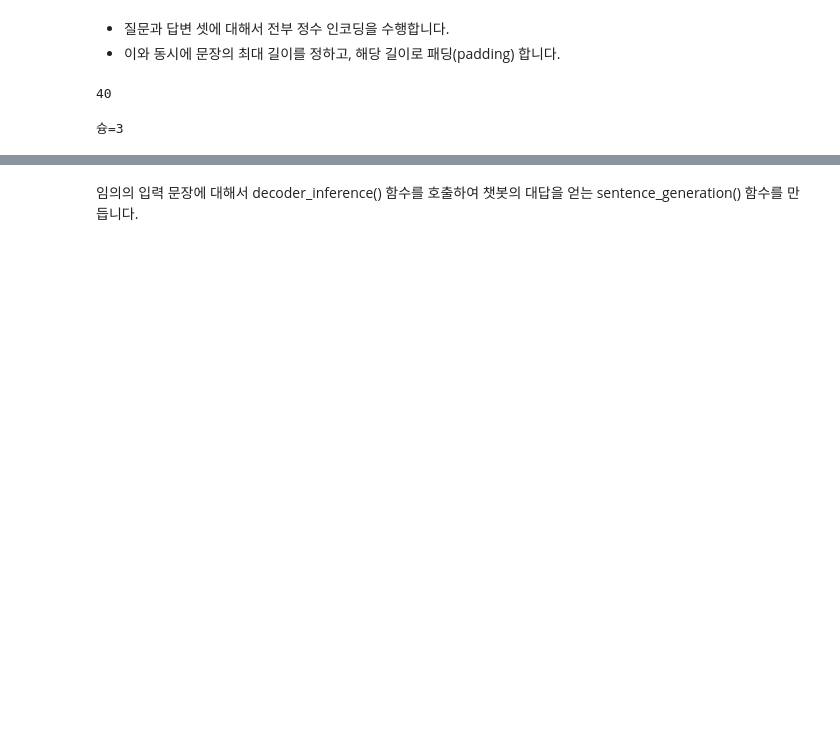
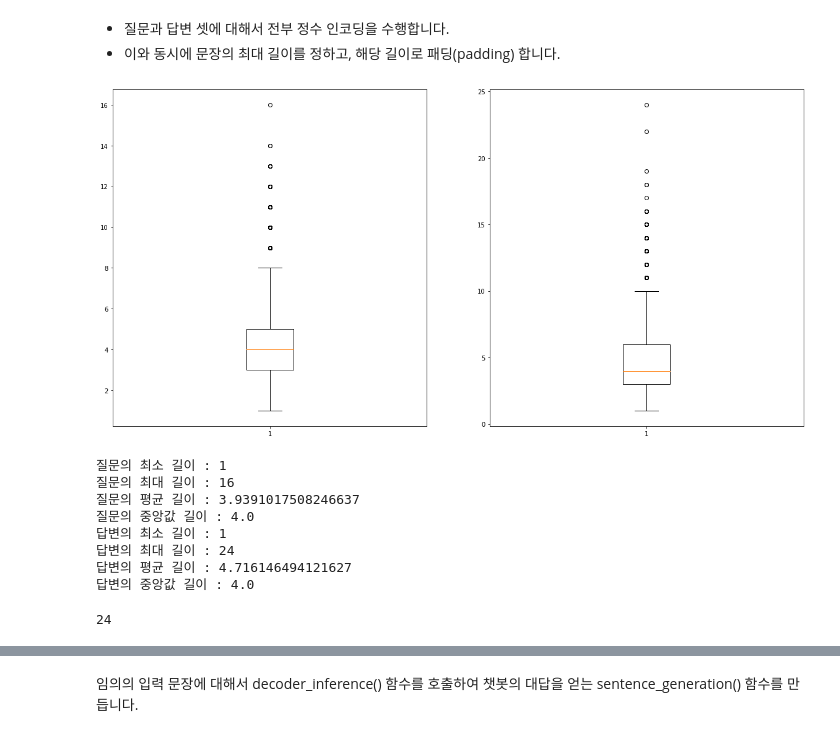
Before and after one commit to p2yeong/AIFFEL-Study, a Jupyter notebook: exploration/E15_chatbot-pjt.ipynb, the cells around one changed output, grey strips where cells are left out. Drawn from its saved outputs; the diff is of its cells as text; code cells hidden in the pictures; blank space fills up the shorter version.

```diff
--- a/exploration/E15_chatbot-pjt.ipynb
+++ b/exploration/E15_chatbot-pjt.ipynb
@@ -590,3 +61,25 @@ print("슝=3")
+# %%
+# 전처리 함수
+def preprocess_sentence(sentence):
+  sentence = sentence.lower().strip()
+
+  # 단어와 구두점(punctuation) 사이의 거리를 만듭니다.
+  sentence = re.sub(r"([?.!,])", r" \1 ", sentence)
+  sentence = re.sub(r'[" "]+', " ", sentence)
+
+  # (한글, a-z, A-Z, ".", "?", "!", ",")를 제외한 모든 문자를 공백인 ' '로 대체합니다.
+  sentence = re.sub(r"[^가-힣a-zA-Z?.!,]+", " ", sentence)
+  sentence = sentence.strip()
+  return sentence
+# %%
+# 질문과 답변의 쌍인 데이터셋을 구성하기 위한 데이터 로드 함수
+def load_conversations():
+    inputs, outputs = [], []
+    for i in range(len(data)):
+      # 전처리 함수를 질문에 해당되는 inputs와 답변에 해당되는 outputs에 적용.
+      inputs.append(preprocess_sentence(data['Q'].values[i]))
+      outputs.append(preprocess_sentence(data['A'].values[i]))
+    return inputs, outputs
 # %%
 # 데이터를 로드하고 전처리하여 질문을 questions, 답변을 answers에 저장합니다.
 questions, answers = load_conversations()
@@ -658,12 +141,42 @@ print('정수 인코딩 후의 21번째 답변 샘플: {}'.format(tokenizer.enco
 # %% [markdown]
 - 질문과 답변 셋에 대해서 전부 정수 인코딩을 수행합니다.
 - 이와 동시에 문장의 최대 길이를 정하고, 해당 길이로 패딩(padding) 합니다.
+# %%
+# 질문과 답변의 길이
+questions_length = [len(w.split()) for w in questions]
+answers_length = [len(w.split()) for w in answers]
+
+plt.figure(figsize=(20,10))
+ax = plt.subplot(1,2,1)
+plt.boxplot(questions_length)
+ax = plt.subplot(1,2,2)
+plt.boxplot(answers_length)
+plt.show()
+
+print('질문의 최소 길이 : {}'.format(np.min(questions_length)))
+print('질문의 최대 길이 : {}'.format(np.max(questions_length)))
+print('질문의 평균 길이 : {}'.format(np.mean(questions_length)))
+print('질문의 중앙값 길이 : {}'.format(np.median(questions_length)))
+print('답변의 최소 길이 : {}'.format(np.min(answers_length)))
+print('답변의 최대 길이 : {}'.format(np.max(answers_length)))
+print('답변의 평균 길이 : {}'.format(np.mean(answers_length)))
+print('답변의 중앙값 길이 : {}'.format(np.median(answers_length)))
+# %% [output]
+[figure, added]
+질문의 최소 길이 : 1
+질문의 최대 길이 : 16
+질문의 평균 길이 : 3.9391017508246637
+질문의 중앙값 길이 : 4.0
+답변의 최소 길이 : 1
+답변의 최대 길이 : 24
+답변의 평균 길이 : 4.716146494121627
+답변의 중앙값 길이 : 4.0
 # %%
 # 샘플의 최대 허용 길이 또는 패딩 후의 최종 길이
-MAX_LENGTH = 40
+MAX_LENGTH = 24
 print(MAX_LENGTH)
 # %% [output]
-40
+24
 # %%
 # 정수 인코딩, 최대 길이를 초과하는 샘플 제거, 패딩
 def tokenize_and_filter(inputs, outputs):
@@ -686,9 +199,6 @@ def tokenize_and_filter(inputs, outputs):
       tokenized_outputs, maxlen=MAX_LENGTH, padding='post')
 
   return tokenized_inputs, tokenized_outputs
-print("슝=3")
-# %% [output]
-슝=3
 # %%
 questions, answers = tokenize_and_filter(questions, answers)
 print('단어장의 크기 :',(VOCAB_SIZE))
```
Also changed, not shown: parts of 139 cells of this notebook.
